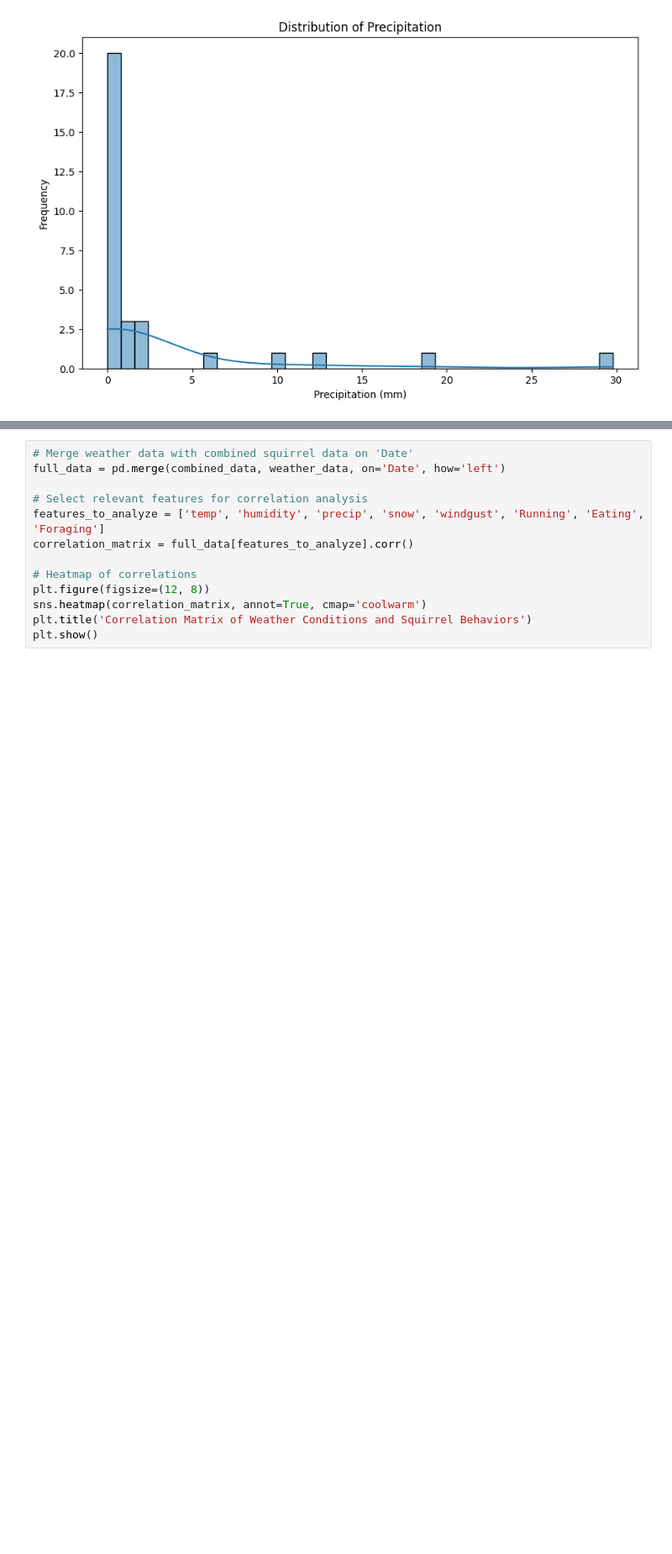
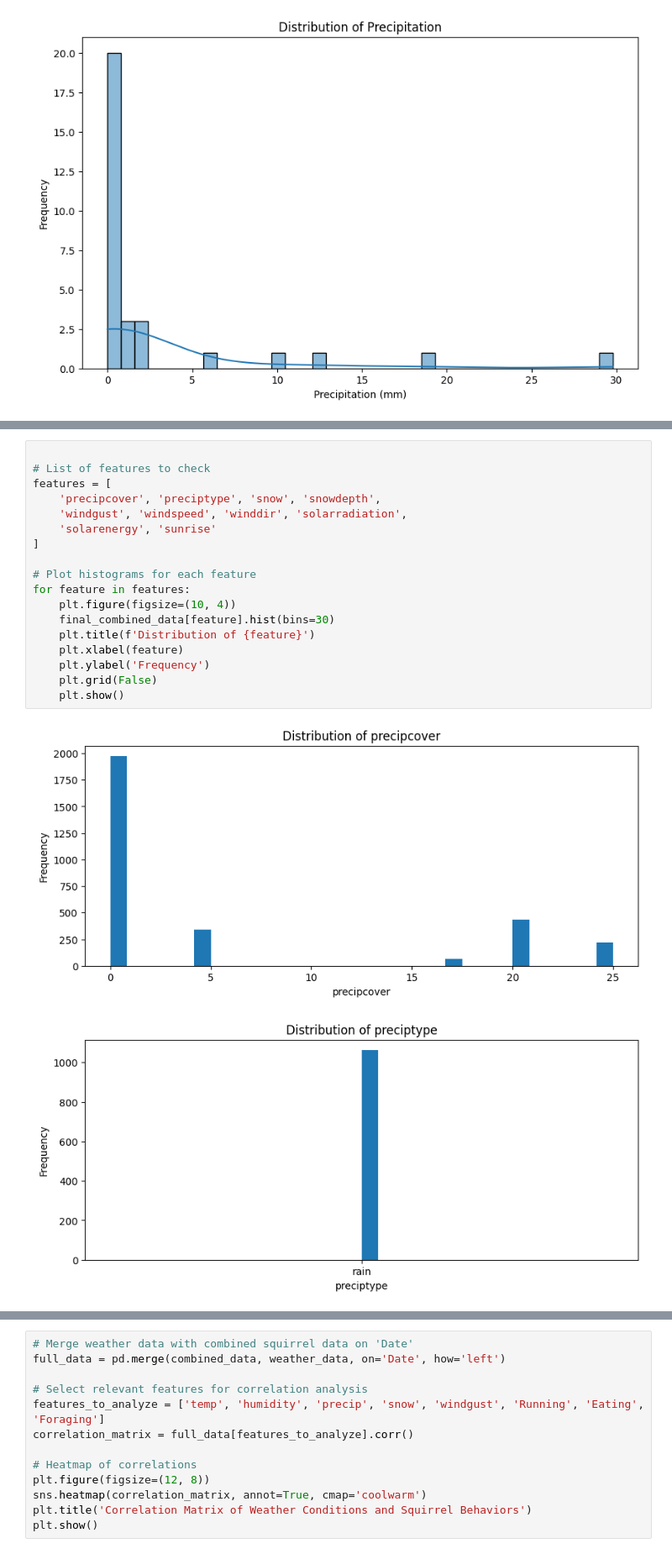
Before and after one commit to jyounes23/Nutosis, a Jupyter notebook: P2-Nutosis/Nutosis.ipynb, the cells around one changed output, grey strips where cells are left out. Shown at 84% size. Saved outputs shown, nothing was run; the diff lists cells and outputs as text; blank space fills up the shorter version.

```diff
--- a/P2-Nutosis/Nutosis.ipynb
+++ b/P2-Nutosis/Nutosis.ipynb
@@ -666,0 +739,21 @@ plt.show()
+# %%
+
+# List of features to check
+features = [
+    'precipcover', 'preciptype', 'snow', 'snowdepth',
+    'windgust', 'windspeed', 'winddir', 'solarradiation',
+    'solarenergy', 'sunrise'
+]
+
+# Plot histograms for each feature
+for feature in features:
+    plt.figure(figsize=(10, 4))
+    final_combined_data[feature].hist(bins=30)
+    plt.title(f'Distribution of {feature}')
+    plt.xlabel(feature)
+    plt.ylabel('Frequency')
+    plt.grid(False)
+    plt.show()
+# %% [output]
+[figure, added]
+[figure, added]
```
Also changed, not shown: parts of 5 cells of this notebook.
